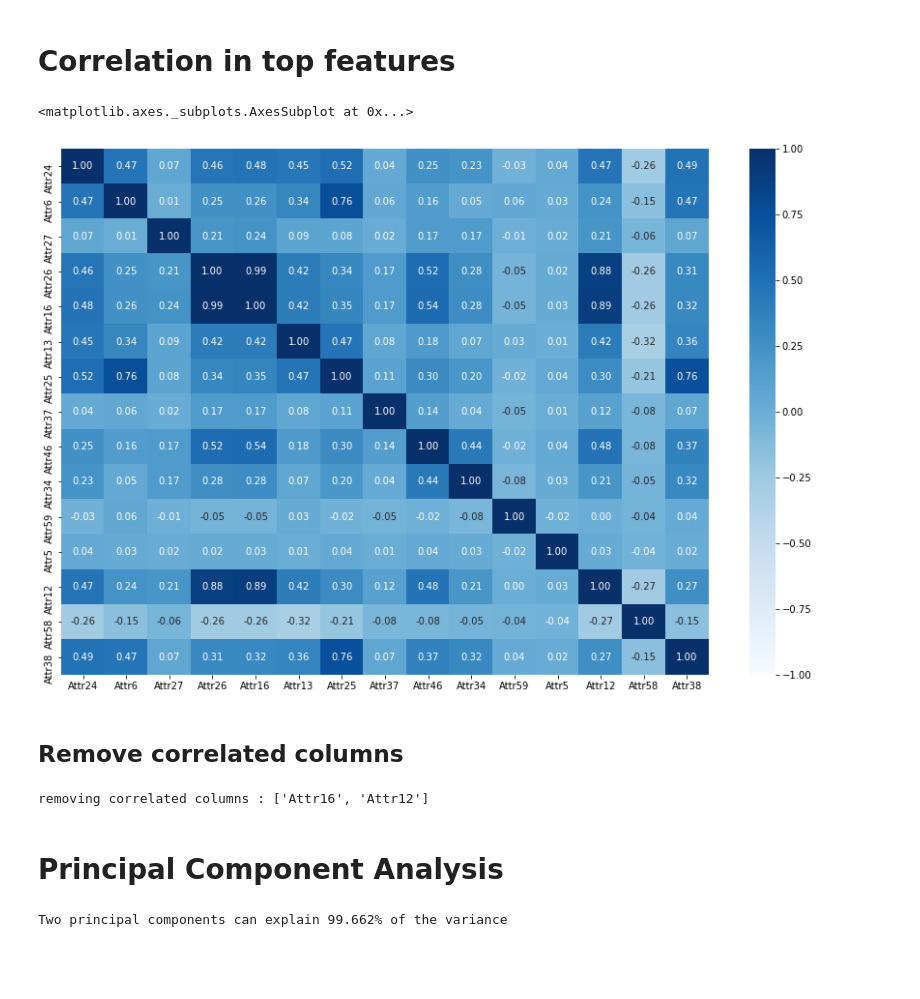
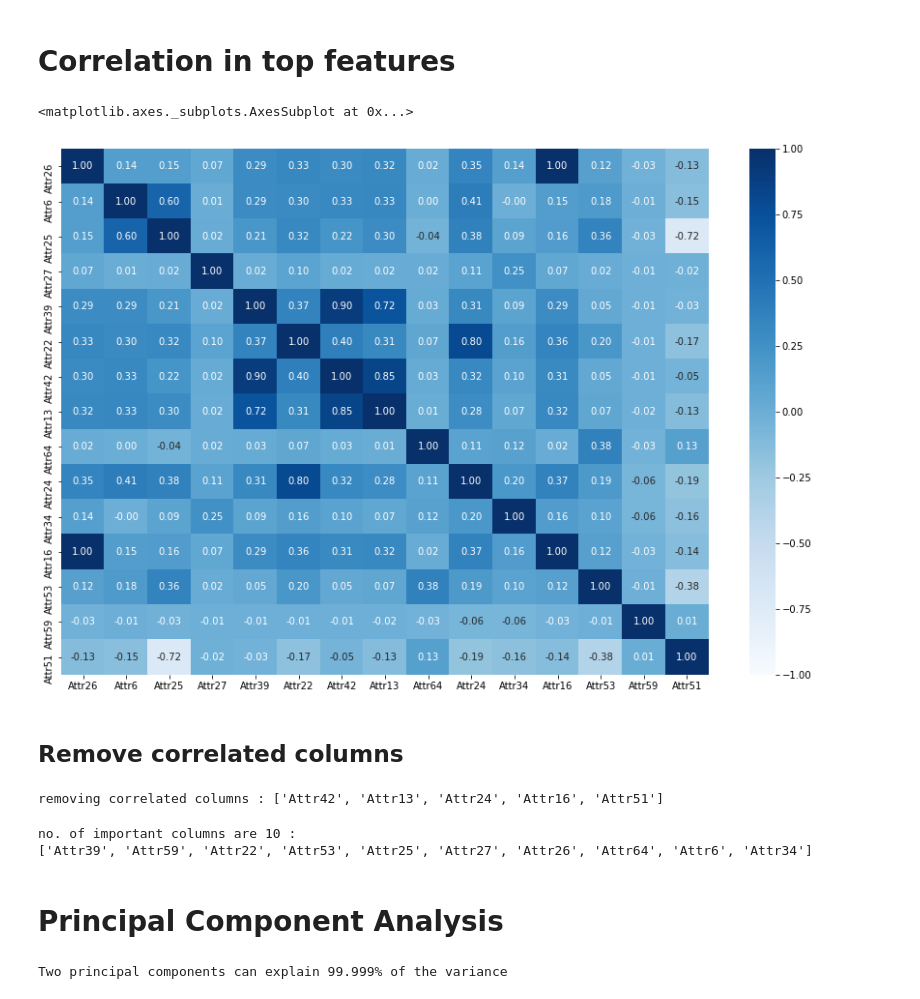
Before and after one commit to devarajphukan/bankruptcy_classification, a Jupyter notebook: bankruptcy_classification.ipynb, the cells around one changed output. Saved outputs shown, nothing was run; the diff lists cells and outputs as text; code cells hidden in the pictures; blank space fills up the shorter version.

```diff
--- a/bankruptcy_classification.ipynb
+++ b/bankruptcy_classification.ipynb
@@ -145,4 +146,0 @@ pd.Series(y_over_sampled).value_counts().plot(kind='bar')
-# %%
-from sklearn.model_selection import train_test_split
-X_train, X_holdout_test, y_train, y_holdout_test = train_test_split(X_over_sampled, y_over_sampled,
-                                                                    test_size=0.20, random_state=42)
@@ -164,7 +154,7 @@ models = [
         'name': 'Random Forest',
         'model': RandomForestClassifier(),
         'params': {
-            'n_estimators': [10, 50, 200]
+            'n_estimators': [10, 100]
         }
     },
     {
@@ -175,10 +165,11 @@ models = [
         }
     },
     {
-        'name': 'Gradient Boosting Classifier',
-        'model': GradientBoostingClassifier(),
+        'name': 'XGBoost Classifier',
+        'model': xgb.XGBClassifier(),
         'params': {
-            'learning_rate': np.logspace(-2, 0, 3)
+            'max_depth': [3, 10, 15],
+            'n_estimators': [10, 100]
         }
     }
 ]
@@ -187,6 +178,7 @@ kfold = KFold(n_splits=5, shuffle=True)
 
 for m in models:
     pipeline = make_pipeline(
+        SMOTE(),
         StandardScaler(),
         GridSearchCV(
             estimator=m['model'],
@@ -213,6 +205,6 @@ Model: Gradient Boosting Classifier: score = 0.9601
 # %%
-selected_model = RandomForestClassifier(n_estimators=200)
-pipeline = make_pipeline(StandardScaler(), selected_model)
+selected_model = max(models, key=lambda x: x['score'])['pipeline']
+pipeline = make_pipeline(SMOTE(), StandardScaler(), selected_model)
 # %% [markdown]
 ## How does the selected model perform on holdout data
 # %%
@@ -230,7 +225,8 @@ plt.show()
 # Feature Importance
 # %%
 plt.subplots(figsize = (10,5))
-feature_importances = pd.Series(selected_model.feature_importances_, index=X_train.columns)
+feature_importances_pipeline = pipeline.steps[2][1].steps[2][1].best_estimator_.feature_importances_
+feature_importances = pd.Series(feature_importances_pipeline, index=X_train.columns)
 feature_importances.sort_values(ascending=False,inplace=True)
 feature_importances.nlargest(50).plot(kind='bar')
 # %% [output]
@@ -276,32 +272,37 @@ for i in top_n_features.keys():
 # %% [markdown]
 # Correlation in top features
 # %%
-corr = X_over_sampled[feature_importances.nlargest(15).index].sample(1000).corr()
+corr = X_train[feature_importances.nlargest(15).index].sample(1000).corr()
 fig, ax = plt.subplots(figsize=(15,10))
 sns.heatmap(corr, xticklabels=corr.columns, vmax = 1, vmin = -1,
             yticklabels=corr.columns, annot=True, cmap='Blues', fmt='.2f')
 # %% [output]
 <matplotlib.axes._subplots.AxesSubplot at 0x...>
-[figure, old version]
+[figure, new version]
 # %% [markdown]
 ## Remove correlated columns
 # %%
 upper_tri = corr.abs().where(np.triu(np.ones(corr.shape),k=1).astype(np.bool))
-correlated_cols = [column for column in upper_tri.columns if any(upper_tri[column] > 0.8)]
+correlated_cols = [column for column in upper_tri.columns if any(upper_tri[column] > 0.65)]
 print(f"removing correlated columns : {correlated_cols}")
 
 important_columns = list(set(feature_importances.nlargest(n_top_features).index) - set(correlated_cols))
 # %% [output]
-removing correlated columns : ['Attr16', 'Attr12']
+removing correlated columns : ['Attr42', 'Attr13', 'Attr24', 'Attr16', 'Attr51']
+# %%
+print(f"no. of important columns are {len(important_columns)} : \n{important_columns}")
+# %% [output]
+no. of important columns are 10 :
+['Attr39', 'Attr59', 'Attr22', 'Attr53', 'Attr25', 'Attr27', 'Attr26', 'Attr64', 'Attr6', 'Attr34']
 # %% [markdown]
 # Principal Component Analysis
 # %%
 pca = PCA(n_components=2)
-pca_result = pca.fit_transform(X_over_sampled[important_columns])
+pca_result = pca.fit_transform(X_train[important_columns])
 
 print(f"Two principal components can explain {pca.explained_variance_ratio_.sum() * 100:.3f}% of the variance")
 # %% [output]
-Two principal components can explain 99.662% of the variance
+Two principal components can explain 99.999% of the variance
 # %%
 Wx, Wy = list(zip(*pca_result))
 fig, ax = plt.subplots(figsize=(12,8))
```
Also changed, not shown: parts of 40 cells of this notebook.
